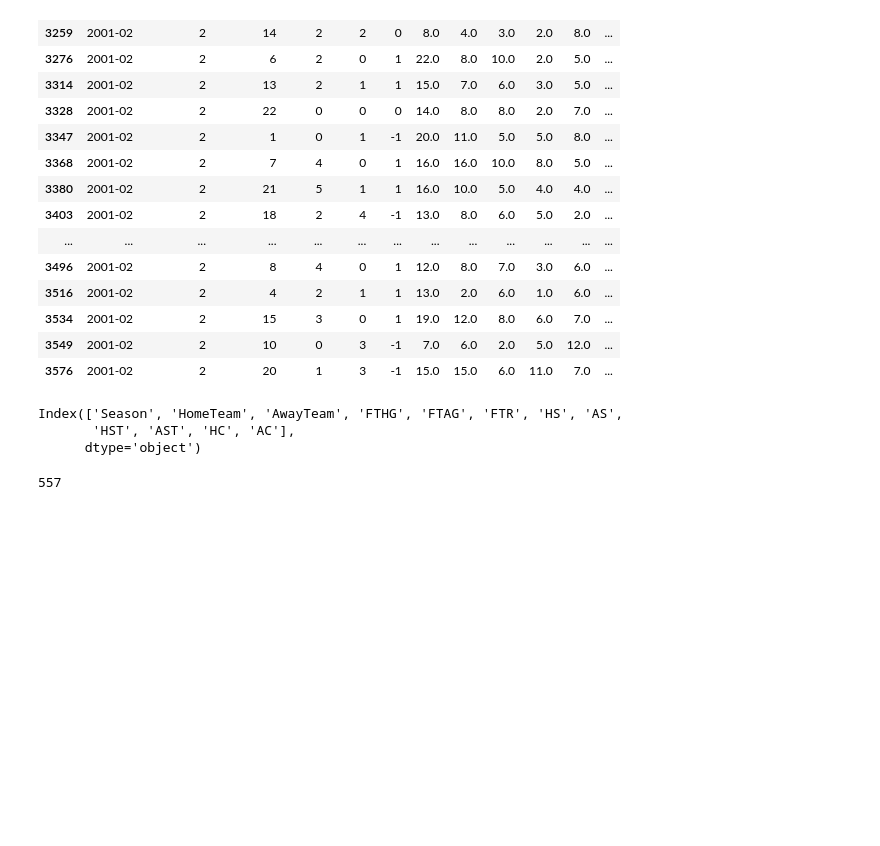
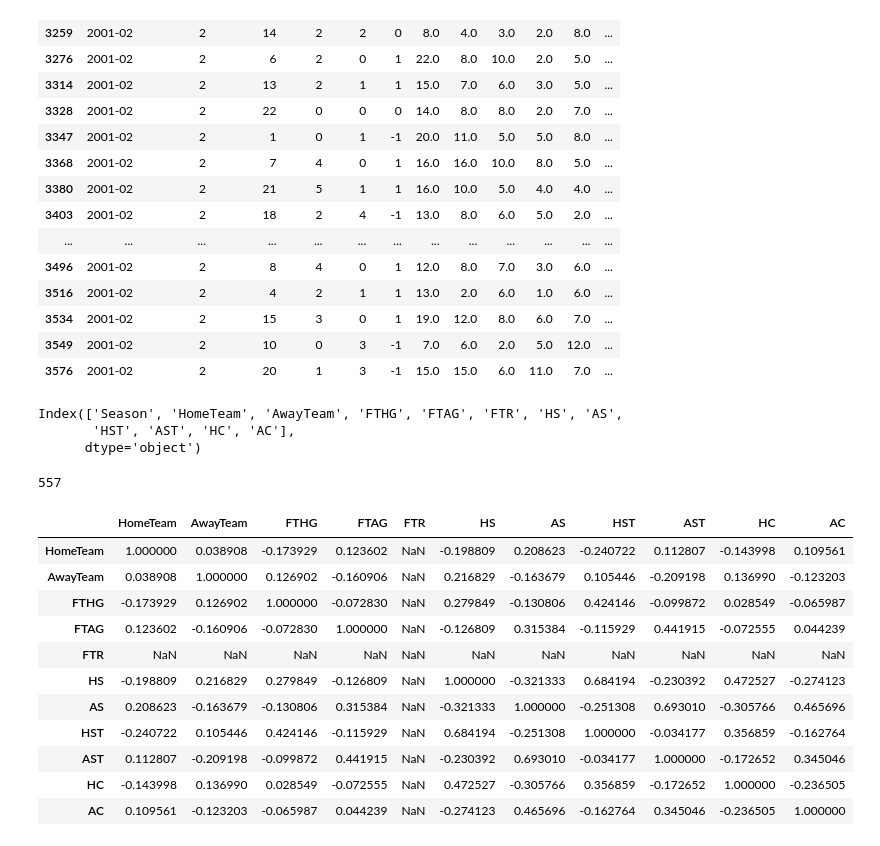
Before and after one commit to har-wicak/ML-Project, a Jupyter notebook: EPL Prediction.ipynb, the cells around one changed output. Drawn from its saved outputs; the diff is of its cells as text; code cells hidden in the pictures; blank space fills up the shorter version.

```diff
--- a/EPL Prediction.ipynb
+++ b/EPL Prediction.ipynb
@@ -271,3 +235,18 @@ results_per_hometeam = results.groupby("HomeTeam")
 results_per_season_per_team = results.groupby(["Season","HomeTeam"])
 Seasons = results.Season.unique()
 # results.loc[(results["Season"] == Seasons[0]) & (results['HomeTeam'] == 2)]
+# %%
+results.corr().style.
+# %% [output]
+|  | HomeTeam | AwayTeam | FTHG | FTAG | FTR | HS | AS | HST | AST | HC | AC |
+| HomeTeam | 1.000000 | 0.038908 | -0.173929 | 0.123602 | NaN | -0.198809 | 0.208623 | -0.240722 | 0.112807 | -0.143998 | 0.109561 |
+| AwayTeam | 0.038908 | 1.000000 | 0.126902 | -0.160906 | NaN | 0.216829 | -0.163679 | 0.105446 | -0.209198 | 0.136990 | -0.123203 |
+| FTHG | -0.173929 | 0.126902 | 1.000000 | -0.072830 | NaN | 0.279849 | -0.130806 | 0.424146 | -0.099872 | 0.028549 | -0.065987 |
+| FTAG | 0.123602 | -0.160906 | -0.072830 | 1.000000 | NaN | -0.126809 | 0.315384 | -0.115929 | 0.441915 | -0.072555 | 0.044239 |
+| FTR | NaN | NaN | NaN | NaN | NaN | NaN | NaN | NaN | NaN | NaN | NaN |
+| HS | -0.198809 | 0.216829 | 0.279849 | -0.126809 | NaN | 1.000000 | -0.321333 | 0.684194 | -0.230392 | 0.472527 | -0.274123 |
+| AS | 0.208623 | -0.163679 | -0.130806 | 0.315384 | NaN | -0.321333 | 1.000000 | -0.251308 | 0.693010 | -0.305766 | 0.465696 |
+| HST | -0.240722 | 0.105446 | 0.424146 | -0.115929 | NaN | 0.684194 | -0.251308 | 1.000000 | -0.034177 | 0.356859 | -0.162764 |
+| AST | 0.112807 | -0.209198 | -0.099872 | 0.441915 | NaN | -0.230392 | 0.693010 | -0.034177 | 1.000000 | -0.172652 | 0.345046 |
+| HC | -0.143998 | 0.136990 | 0.028549 | -0.072555 | NaN | 0.472527 | -0.305766 | 0.356859 | -0.172652 | 1.000000 | -0.236505 |
+| AC | 0.109561 | -0.123203 | -0.065987 | 0.044239 | NaN | -0.274123 | 0.465696 | -0.162764 | 0.345046 | -0.236505 | 1.000000 |
```
Also changed, not shown: parts of 4 cells of this notebook.
